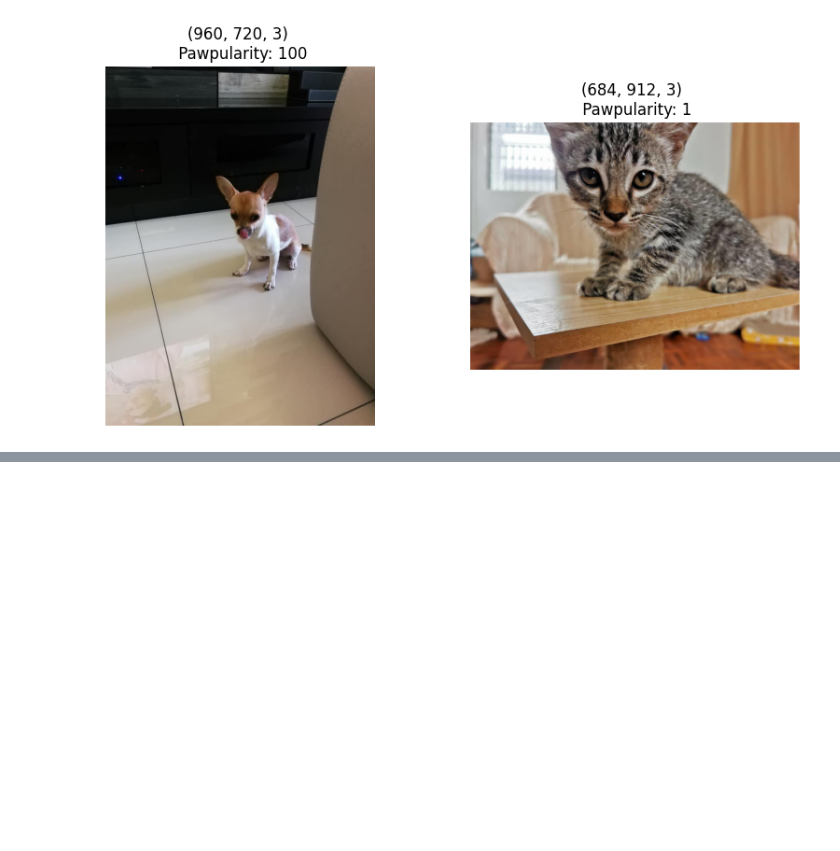
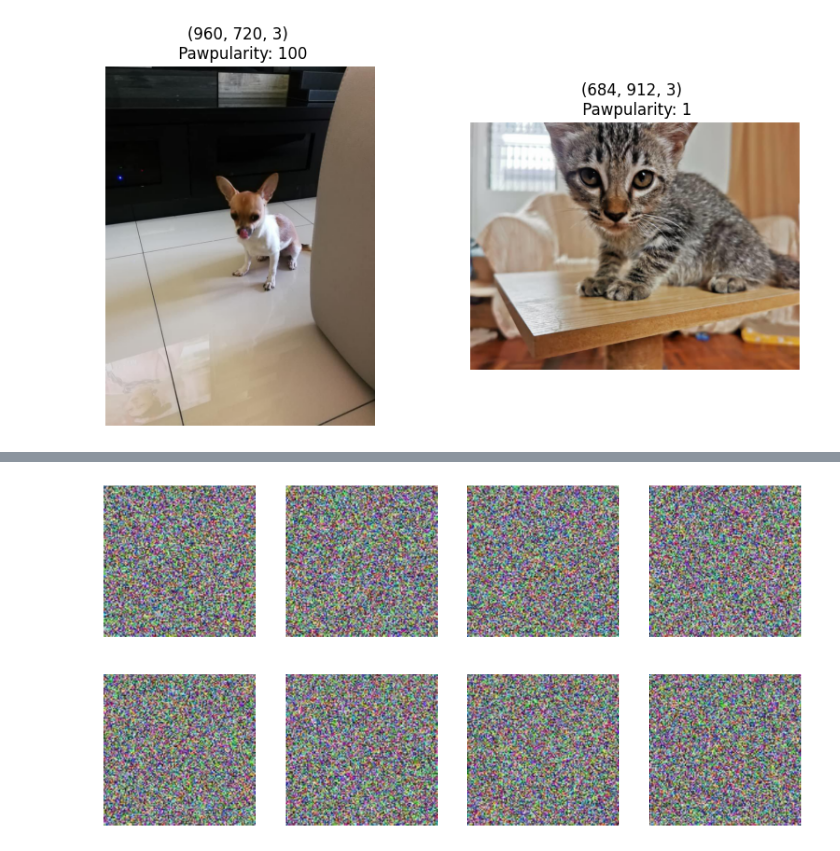
Before and after one commit to GhiasAli17/Petfinder_Pawpularity, a Jupyter notebook: main.ipynb, the cells around one changed output, grey strips where cells are left out. Saved outputs shown, nothing was run; the diff lists cells and outputs as text; code cells hidden in the pictures; blank space fills up the shorter version.

```diff
--- a/main.ipynb
+++ b/main.ipynb
@@ -205,0 +314,3 @@ helpers.showPicture(2, filtered_jpg, train_df)
+# %%
+test_df = pd.read_csv(BASE_PATH+'test.csv')
+test_df.head()
@@ -205,0 +324,10 @@ helpers.showPicture(2, filtered_jpg, train_df)
+# %%
+test_df['Pawpularity'] = [1]*len(test_df)
+test_df['path'] = test_df['Id'].map(lambda x:str(BASE_PATH+'test/'+x)+'.jpg')
+test_df = test_df.drop(columns=['Id'])
+train_df['norm_score'] = train_df['Pawpularity']/100
+test_dl = dls.test_dl(test_df)
+# %%
+test_dl.show_batch()
+# %% [output]
+[figure, added]
```
Also changed, not shown: parts of 22 cells of this notebook, 1 other file.
